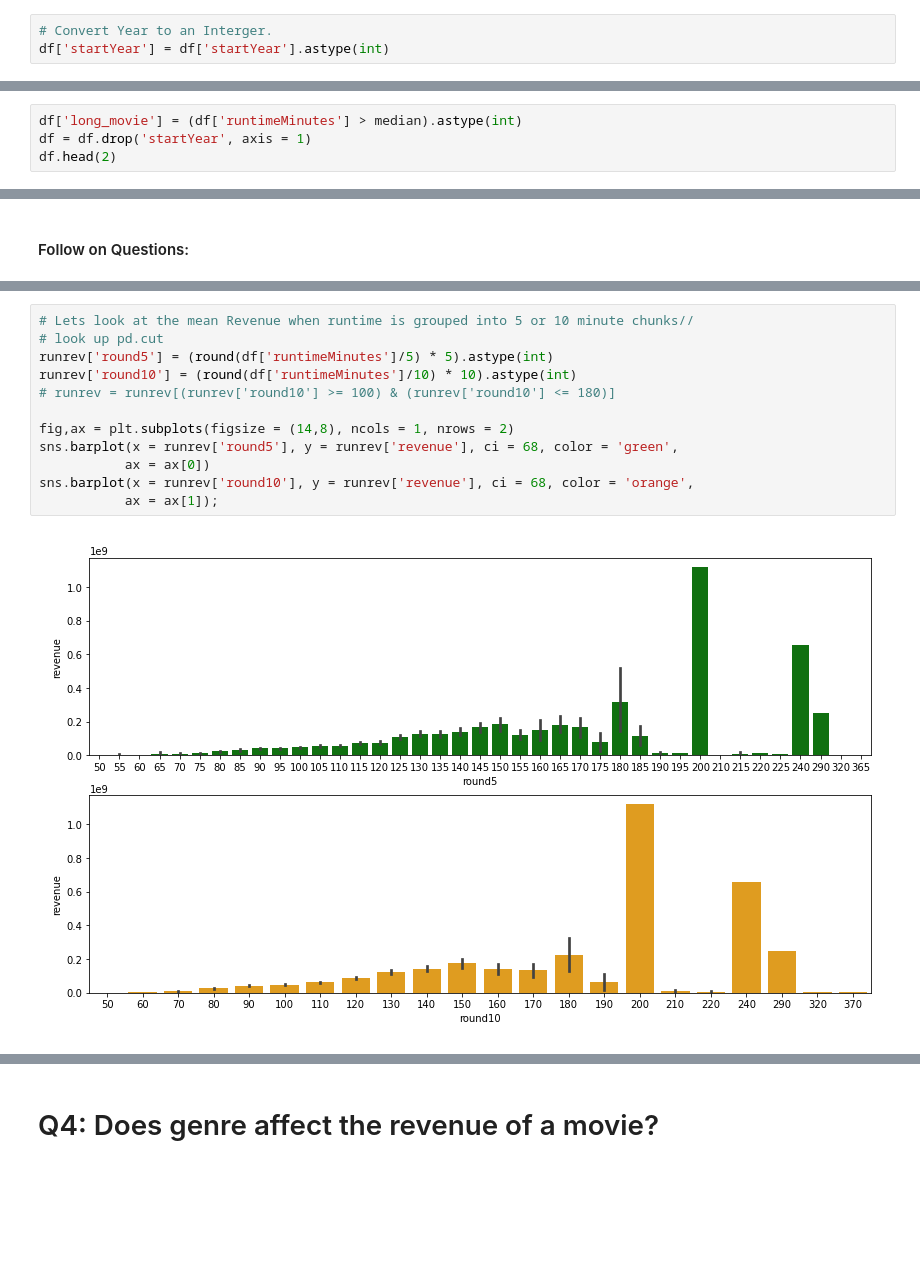
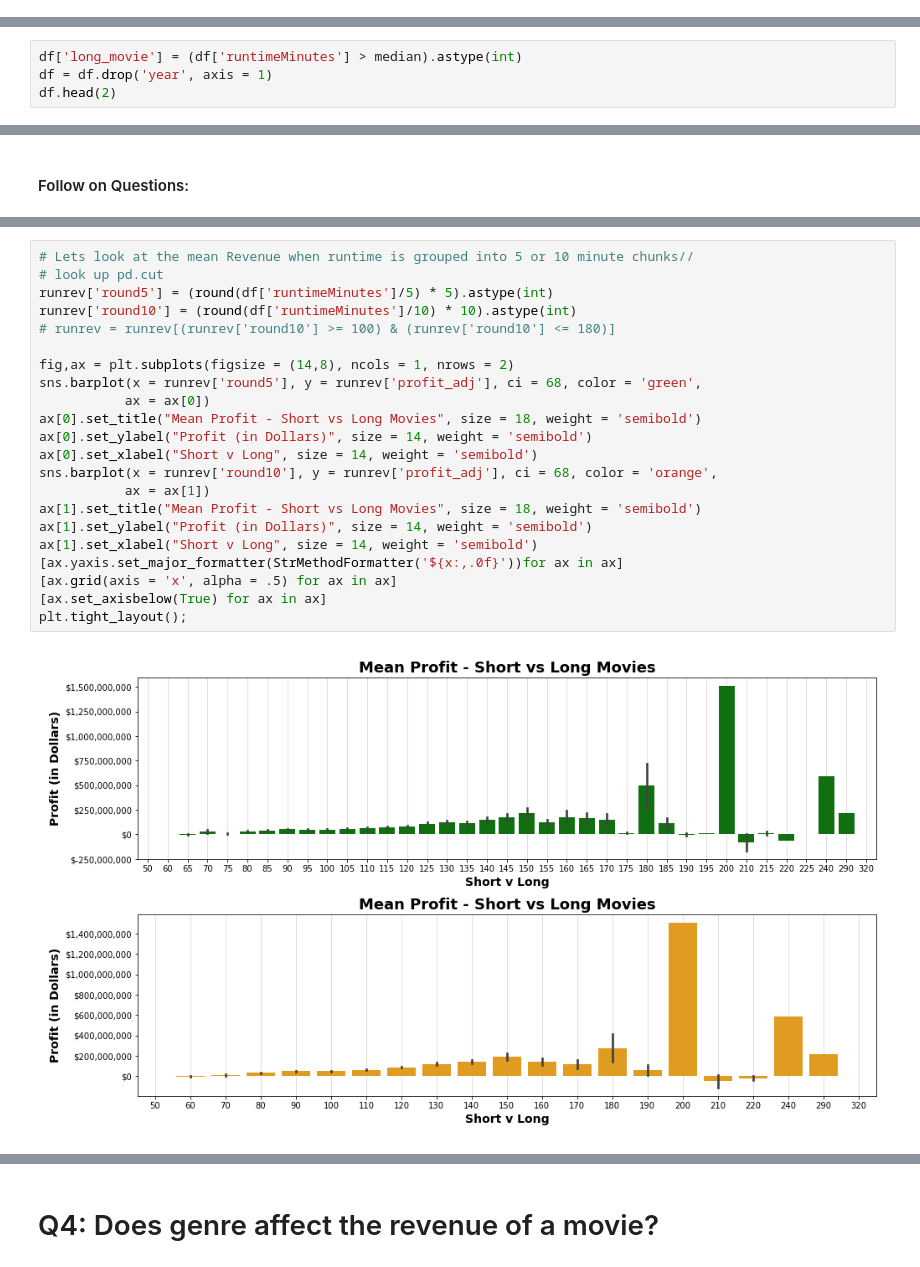
Before and after one commit to msmccann10/PP-movie-database-and-analysis, a Jupyter notebook: 05_Hypothesis_Testing.ipynb, the cells around one changed output, grey strips where cells are left out. Saved outputs shown, nothing was run; the diff lists cells and outputs as text; blank space fills up the shorter version.

```diff
--- a/05_Hypothesis_Testing.ipynb
+++ b/05_Hypothesis_Testing.ipynb
@@ -355,6 +316,3 @@ memory usage: 116.3 KB
-# %%
-# Convert Year to an Interger.
-df['startYear'] = df['startYear'].astype(int)
 # %%
 # Confirm there are no runtimes == 0
 (df['runtimeMinutes'] == 0).sum()
@@ -606,5 +630,5 @@ memory usage: 174.3 KB
 # %%
 df['long_movie'] = (df['runtimeMinutes'] > median).astype(int)
-df = df.drop('startYear', axis = 1)
+df = df.drop('year', axis = 1)
 df.head(2)
 # %% [output]
@@ -746,17 +776,27 @@ plt.legend();
 # %%
 # Lets look at the mean Revenue when runtime is grouped into 5 or 10 minute chunks//
 # look up pd.cut
 runrev['round5'] = (round(df['runtimeMinutes']/5) * 5).astype(int)
 runrev['round10'] = (round(df['runtimeMinutes']/10) * 10).astype(int)
 # runrev = runrev[(runrev['round10'] >= 100) & (runrev['round10'] <= 180)]
 
 fig,ax = plt.subplots(figsize = (14,8), ncols = 1, nrows = 2)
-sns.barplot(x = runrev['round5'], y = runrev['revenue'], ci = 68, color = 'green',
+sns.barplot(x = runrev['round5'], y = runrev['profit_adj'], ci = 68, color = 'green',
            ax = ax[0])
-sns.barplot(x = runrev['round10'], y = runrev['revenue'], ci = 68, color = 'orange',
-           ax = ax[1]);
+ax[0].set_title("Mean Profit - Short vs Long Movies", size = 18, weight = 'semibold')
+ax[0].set_ylabel("Profit (in Dollars)", size = 14, weight = 'semibold')
+ax[0].set_xlabel("Short v Long", size = 14, weight = 'semibold')
+sns.barplot(x = runrev['round10'], y = runrev['profit_adj'], ci = 68, color = 'orange',
+           ax = ax[1])
+ax[1].set_title("Mean Profit - Short vs Long Movies", size = 18, weight = 'semibold')
+ax[1].set_ylabel("Profit (in Dollars)", size = 14, weight = 'semibold')
+ax[1].set_xlabel("Short v Long", size = 14, weight = 'semibold')
+[ax.yaxis.set_major_formatter(StrMethodFormatter('${x:,.0f}'))for ax in ax]
+[ax.grid(axis = 'x', alpha = .5) for ax in ax]
+[ax.set_axisbelow(True) for ax in ax]
+plt.tight_layout();
 # %% [output]
-[figure, old version]
+[figure, new version]
 # %%
 runrev[(runrev['round10'] >= 100) & (runrev['round10'] <= 180)]
 # %% [output]
```
Also changed, not shown: parts of 64 cells of this notebook, 9 other files.
